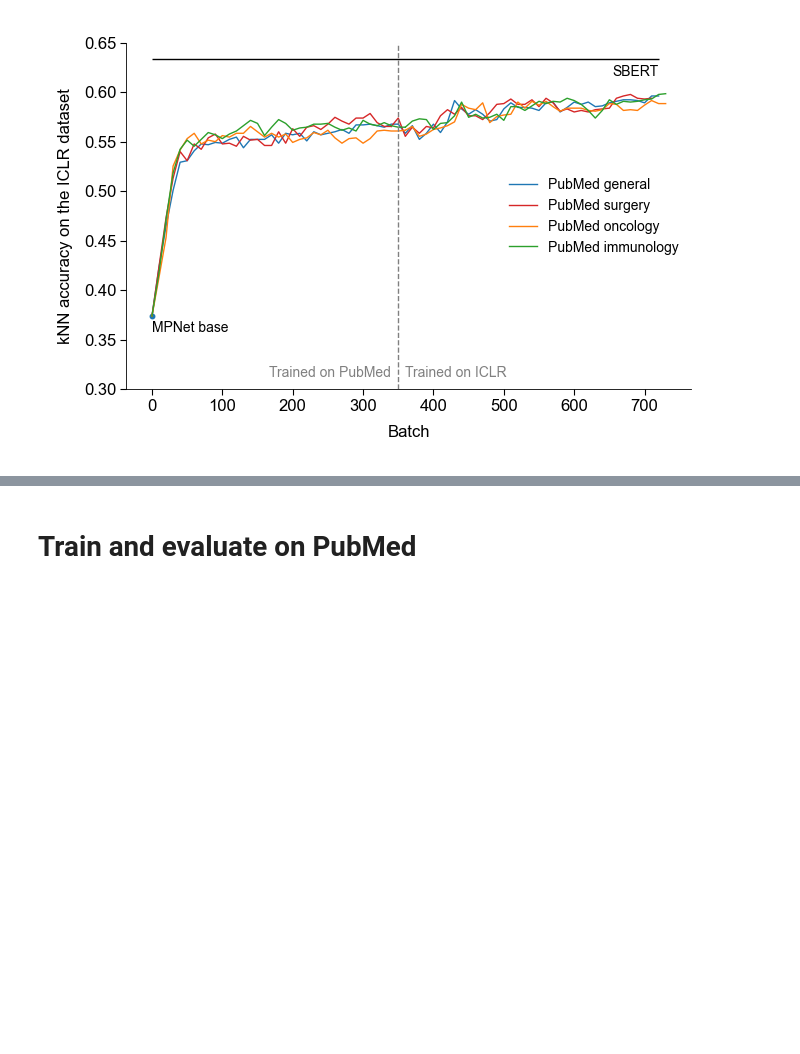
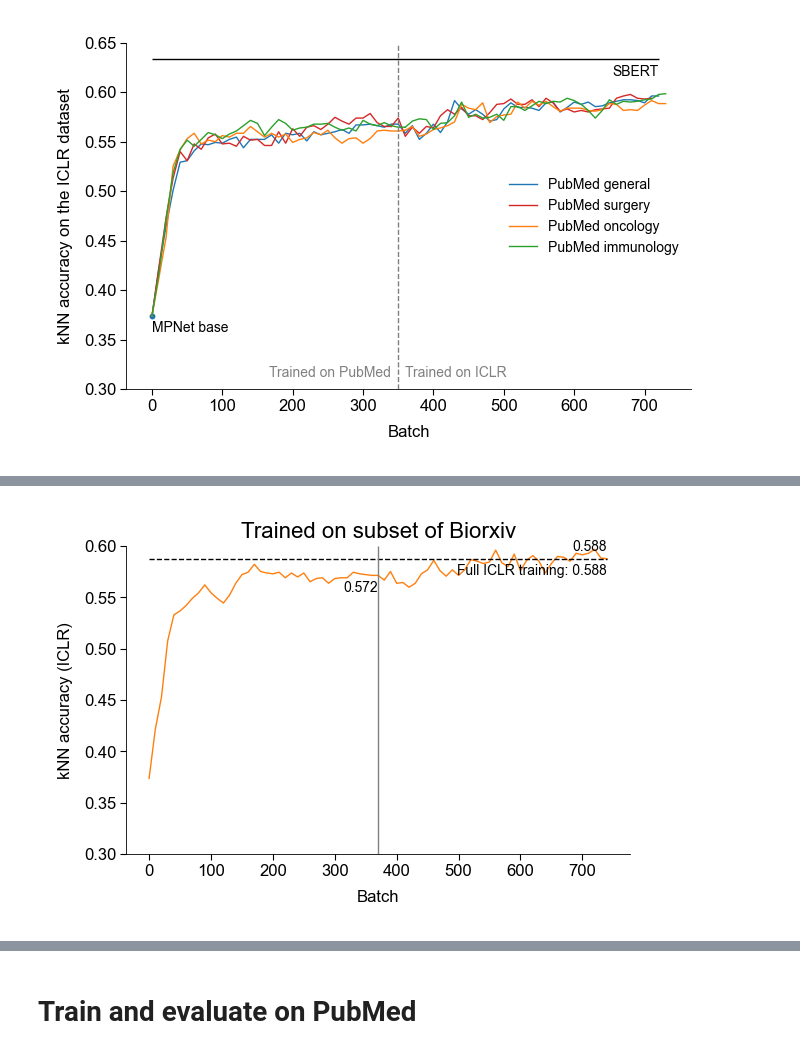
Before and after one commit to berenslab/text-embed-augm, a Jupyter notebook: scripts/updated_dataset/08.2-rgm-training-model-pubmed.ipynb, the cells around one changed output, grey strips where cells are left out. Saved outputs shown, nothing was run; the diff lists cells and outputs as text; code cells hidden in the pictures; blank space fills up the shorter version.

```diff
--- a/scripts/updated_dataset/08.2-rgm-training-model-pubmed.ipynb
+++ b/scripts/updated_dataset/08.2-rgm-training-model-pubmed.ipynb
@@ -1813,0 +2752,96 @@ fig.savefig(
+# %%
+%matplotlib inline
+
+fig, ax = plt.subplots(figsize=(3.25, 2), dpi=200)
+
+model_name = "MPNet"
+
+saving_path = Path("embeddings_" + model_name.lower()) / Path(
+    "updated_dataset"
+)
+
+knn_accuracies_after = np.load(
+    variables_path / saving_path / "knn_accuracies_run1.npy"
+)
+
+knn_accuracies_iclr_train_ = np.load(
+    variables_path
+    / saving_path
+    / "knn_accuracies_batches_train_biorxiv_eval_iclr_v1.npy",
+)
+
+knn_accuracies_iclr_train_iclr_after_ = np.load(
+    variables_path
+    / saving_path
+    / "knn_accuracies_batches_train_iclr_after_biorxiv_eval_iclr_v1.npy",
+)
+
+y_lim_bottom = 0.3
+y_lim_top = 0.6
+
+# first half
+last_x_1 = np.arange(len(knn_accuracies_iclr_train_))[-1] * 10
+ax.plot(
+    np.arange(len(knn_accuracies_iclr_train_)) * 10,
+    np.vstack(knn_accuracies_iclr_train_)[:, 0],
+    label="Reddit",
+    c="tab:orange",
+)
+ax.text(
+    last_x_1,
+    np.vstack(knn_accuracies_iclr_train_)[:, 0][-1] - 0.005,
+    f"{np.vstack(knn_accuracies_iclr_train_)[:, 0][-1]:.3f}",
+    fontsize=5,
+    va="top",
+    ha="right",
+)
+
+# second half
+last_x_2 = (
+    last_x_1 + np.arange(len(knn_accuracies_iclr_train_iclr_after_))[-1] * 10
+)
+
+ax.plot(
+    last_x_1 + np.arange(len(knn_accuracies_iclr_train_iclr_after_)) * 10,
+    np.vstack(knn_accuracies_iclr_train_iclr_after_)[:, 0],
+    label="ICLR",
+    color="tab:orange",
+)
+ax.text(
+    last_x_2,
+    np.vstack(knn_accuracies_iclr_train_iclr_after_)[:, 0][-1] + 0.005,
+    f"{np.vstack(knn_accuracies_iclr_train_iclr_after_)[:, 0][-1]:.3f}",
+    fontsize=5,
+    va="bottom",
+    ha="right",
+)
+
+ax.hlines(knn_accuracies_after[0, 0], 0, last_x_2, color="k", linestyles="--")
+ax.text(
+    last_x_2,
+    knn_accuracies_after[0, 0] - 0.005,
+    f"Full ICLR training: {knn_accuracies_after[0,0]:.3f}",
+    fontsize=5,
+    va="top",
+    ha="right",
+)
+
+ax.vlines(
+    last_x_1,
+    y_lim_bottom,
+    y_lim_top,
+    color="grey",
+    # ls="--",
+)
+# ax.legend(loc="lower right")
+ax.set_ylim(y_lim_bottom, y_lim_top)
+ax.set_xlabel("Batch")
+ax.set_ylabel("kNN accuracy (ICLR)")
+ax.set_title("Trained on subset of Biorxiv")
+
+fig.savefig(
+    figures_path
+    / "knn_accuracies_MPNet_batches_train_biorxiv_eval_iclr_v1.png"
+)
+# %% [output]
+[figure, added]
```
Also changed, not shown: parts of 69 cells of this notebook, 6 other files.
